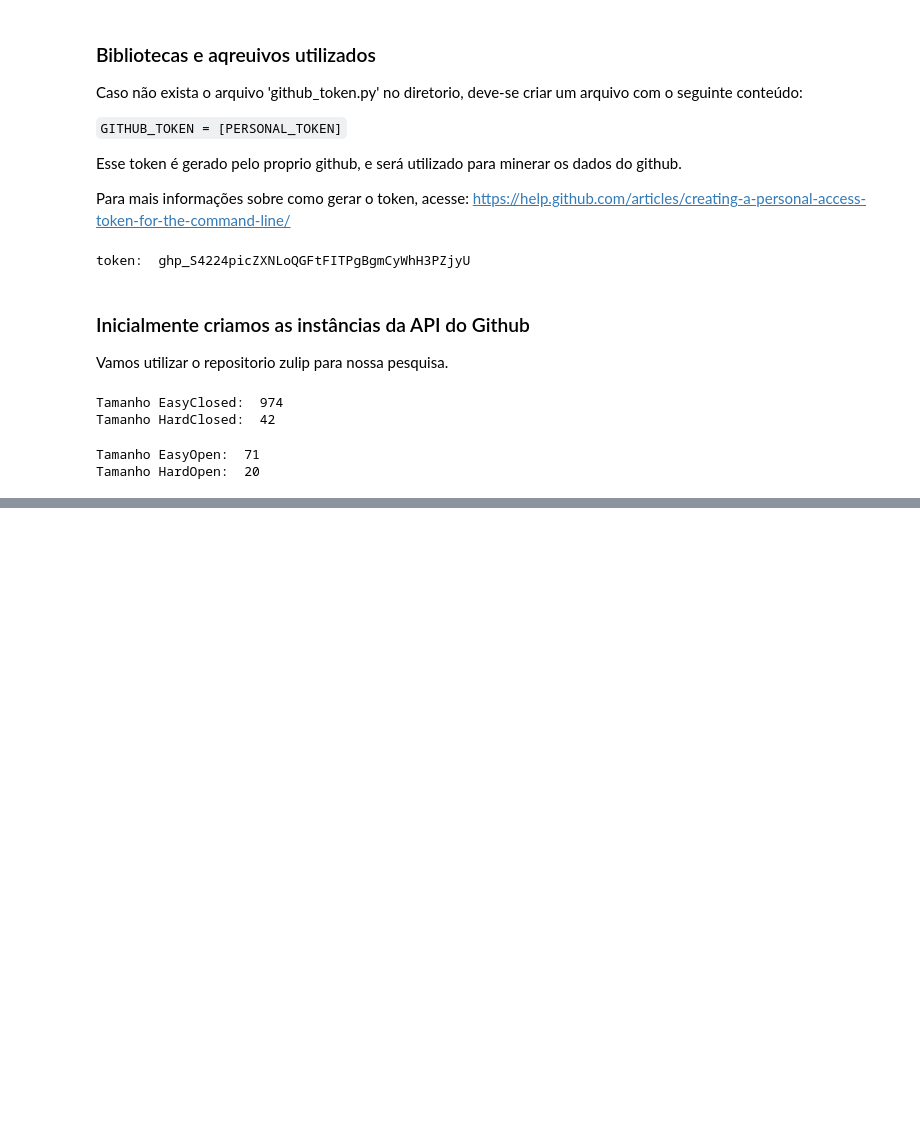
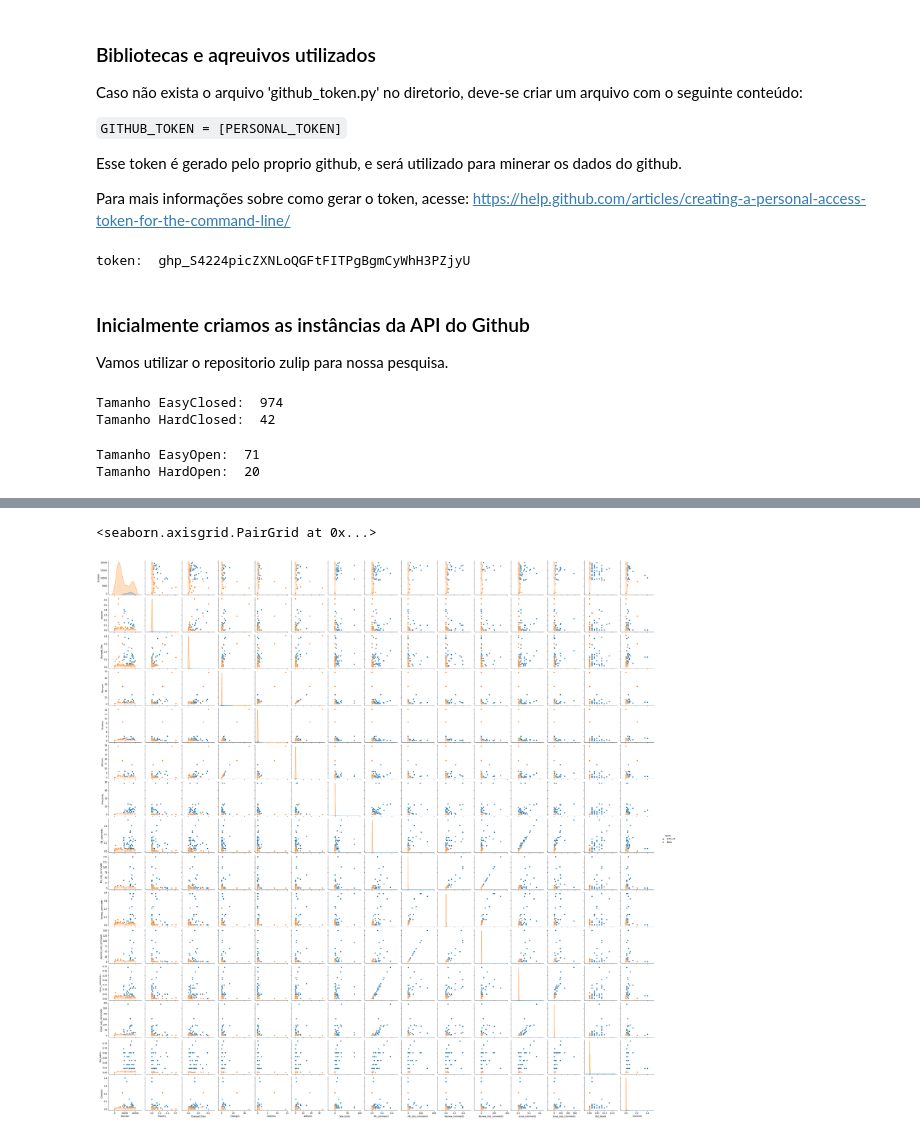
Before and after one commit to als-v/mineracaoRepositorioSoftware, a Jupyter notebook: mineracao.ipynb, the cells around one changed output, grey strips where cells are left out. Saved outputs shown, nothing was run; the diff lists cells and outputs as text; code cells hidden in the pictures; blank space fills up the shorter version.

Commit message:
Finalizado os gráficos, e adicionado pairplot para o conjunto de dados

```diff
--- a/mineracao.ipynb
+++ b/mineracao.ipynb
@@ -272,0 +255,14 @@ fig.show()
+# %%
+columns = ['Imports', 'Changed_files', 'Changes', 'Deletion', 'Aditions', 'Size_body', 'PR_comments', 'PR_size_comments', 'Review_comments', 'Review_size_comments', 'Issue_comments', 'Issue_size_comments', 'Qtd_labels', 'Commits']
+labels = ['Difficult', 'Easy']
+
+for label in labels:
+    for column in columns:
+        nivelDiff = df.loc[df['Nivel'] == label, column].values.tolist()
+        tamDiff = len(nivelDiff)
+        data = []
+
+        for values in nivelDiff:
+            data.append(values/tamDiff)
+
+        df.loc[df['Nivel'] == label, column] = data
@@ -272,0 +283,5 @@ fig.show()
+# %%
+sns.pairplot(data=df, hue='Nivel')
+# %% [output]
+<seaborn.axisgrid.PairGrid at 0x...>
+[figure, added]
```
Also changed, not shown: parts of 5 cells of this notebook.
